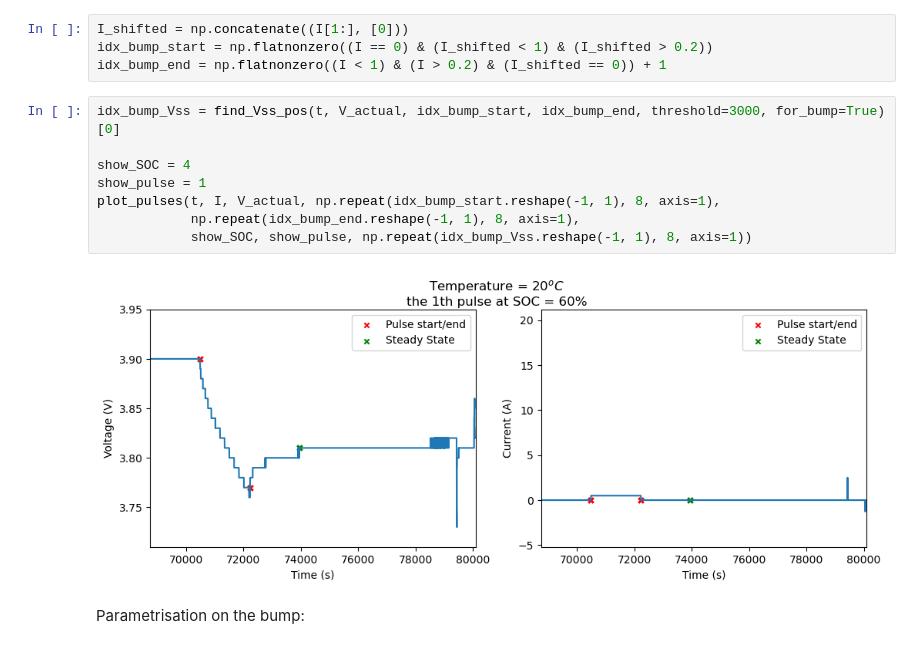
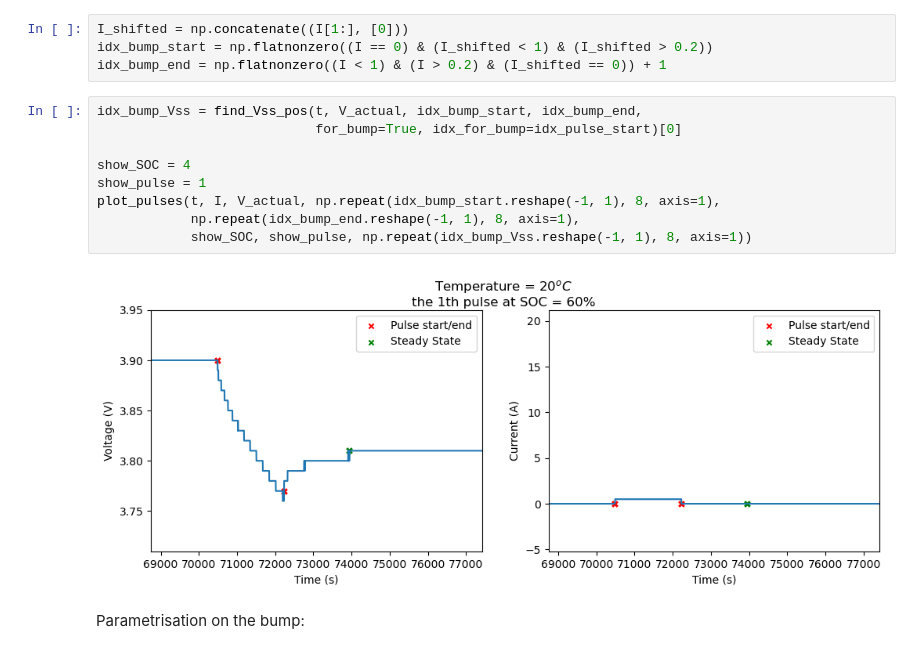
Before and after one commit to sunfanyi/modelling-of-lithium-ion-batteries, a Jupyter notebook: part_2a.ipynb, the cells around one changed output. Cells and saved outputs as stored; diff of their text form.

```diff
--- a/part_2a.ipynb
+++ b/part_2a.ipynb
@@ -332,15 +332,16 @@ I_shifted = np.concatenate((I[1:], [0]))
 idx_bump_start = np.flatnonzero((I == 0) & (I_shifted < 1) & (I_shifted > 0.2))
 idx_bump_end = np.flatnonzero((I < 1) & (I > 0.2) & (I_shifted == 0)) + 1
 # %%
-idx_bump_Vss = find_Vss_pos(t, V_actual, idx_bump_start, idx_bump_end, threshold=3000, for_bump=True)[0]
+idx_bump_Vss = find_Vss_pos(t, V_actual, idx_bump_start, idx_bump_end,
+                            for_bump=True, idx_for_bump=idx_pulse_start)[0]
 
 show_SOC = 4
 show_pulse = 1
 plot_pulses(t, I, V_actual, np.repeat(idx_bump_start.reshape(-1, 1), 8, axis=1),
             np.repeat(idx_bump_end.reshape(-1, 1), 8, axis=1),
             show_SOC, show_pulse, np.repeat(idx_bump_Vss.reshape(-1, 1), 8, axis=1))
 # %% [output]
-[figure, old version]
+[figure, new version]
 # %% [markdown]
 Parametrisation on the bump:
 # %%
```
Also changed, not shown: parts of 10 cells of this notebook, 4 other files.
